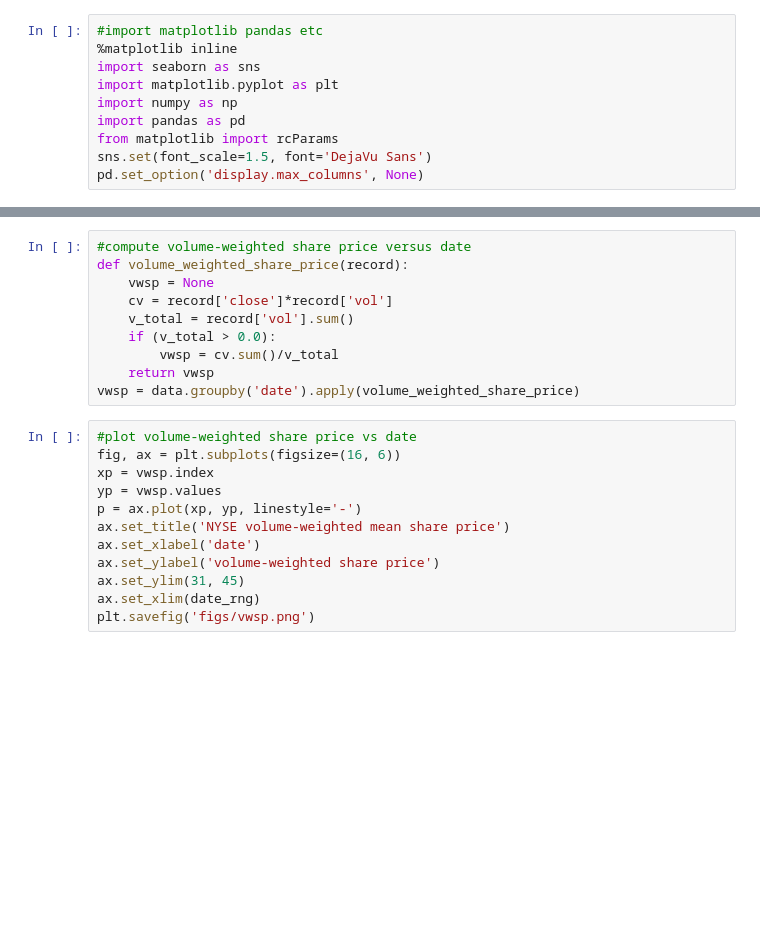
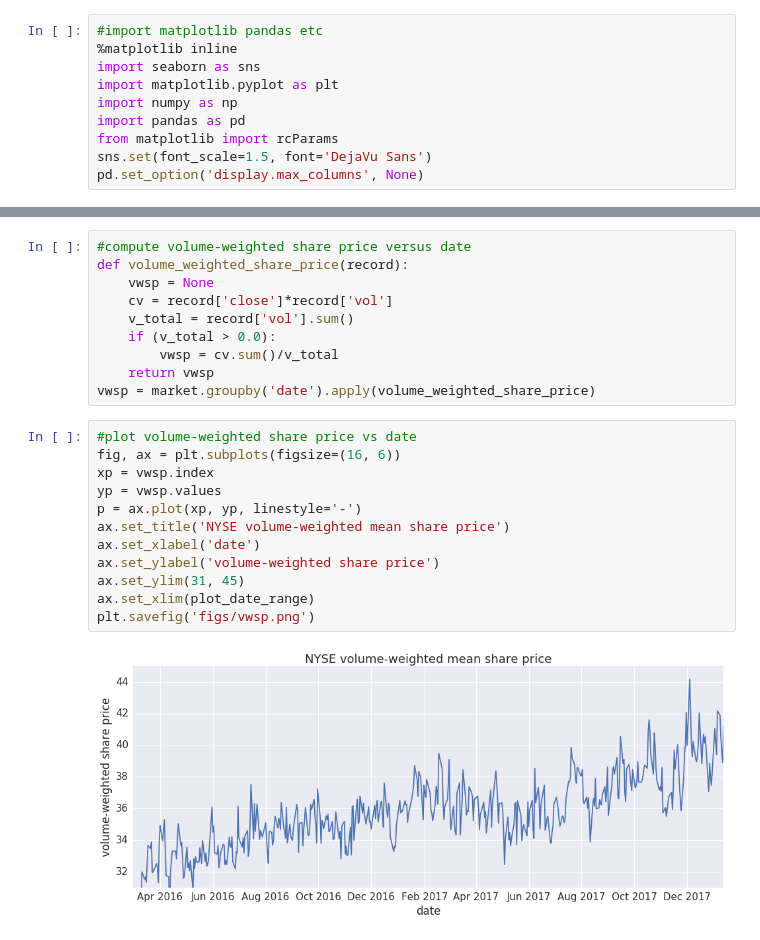
Before and after one commit to joehahn/tf-text-classification-demo, a Jupyter notebook: inspect_stock_data.ipynb, the cells around one changed output, grey strips where cells are left out. Saved outputs shown, nothing was run; the diff lists cells and outputs as text; blank space fills up the shorter version.

```diff
--- a/inspect_stock_data.ipynb
+++ b/inspect_stock_data.ipynb
@@ -53,16 +71,18 @@ def volume_weighted_share_price(record):
     if (v_total > 0.0):
         vwsp = cv.sum()/v_total
     return vwsp
-vwsp = data.groupby('date').apply(volume_weighted_share_price)
+vwsp = market.groupby('date').apply(volume_weighted_share_price)
 # %%
 #plot volume-weighted share price vs date
 fig, ax = plt.subplots(figsize=(16, 6))
 xp = vwsp.index
 yp = vwsp.values
 p = ax.plot(xp, yp, linestyle='-')
 ax.set_title('NYSE volume-weighted mean share price')
 ax.set_xlabel('date')
 ax.set_ylabel('volume-weighted share price')
 ax.set_ylim(31, 45)
-ax.set_xlim(date_rng)
+ax.set_xlim(plot_date_range)
 plt.savefig('figs/vwsp.png')
+# %% [output]
+[figure, added]
```
Also changed, not shown: parts of 10 cells of this notebook, 2 other files.
